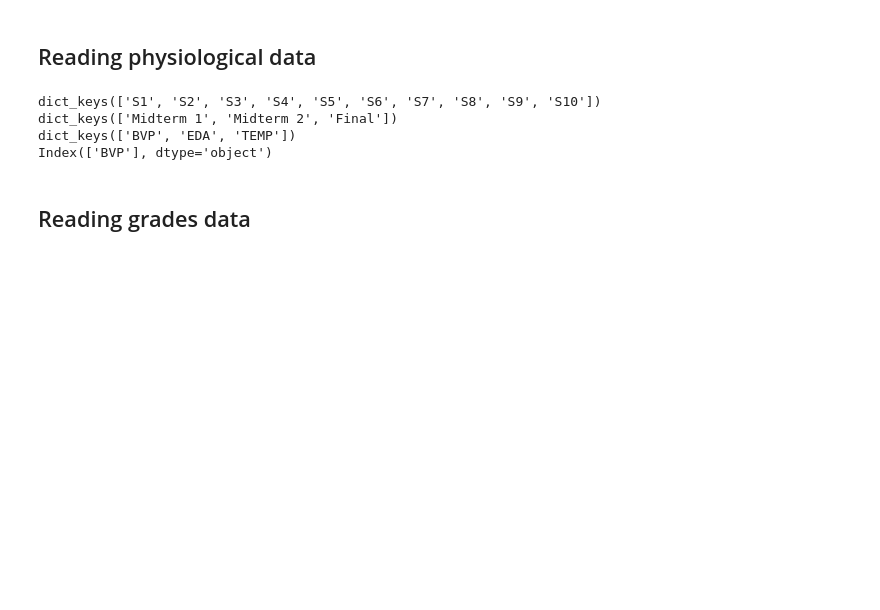
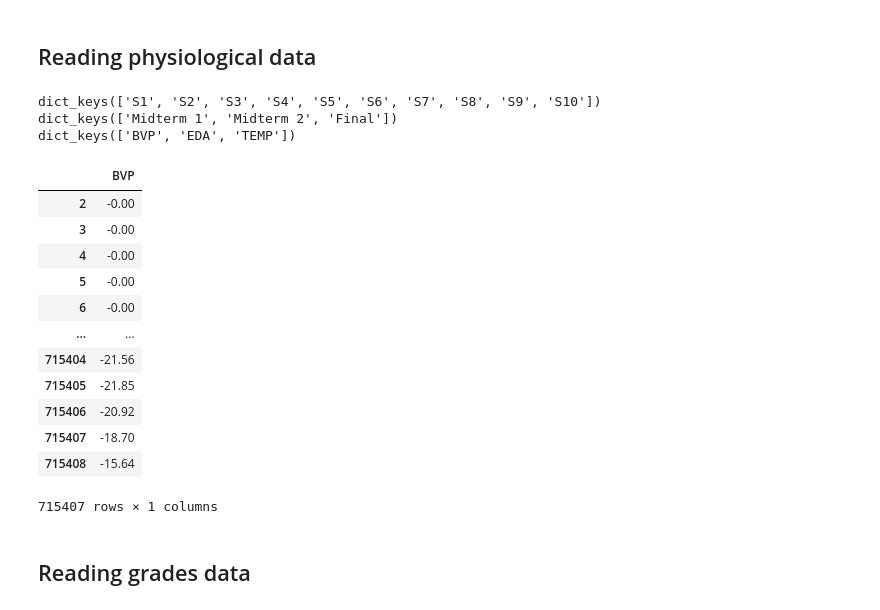
Before and after one commit to jsForeroBiomed/wearable-stress-exam-performance, a Jupyter notebook: Physiological-signals.ipynb, the cells around one changed output. Cells and saved outputs as stored; diff of their text form; code cells hidden in the pictures; blank space fills up the shorter version.

```diff
--- a/Physiological-signals.ipynb
+++ b/Physiological-signals.ipynb
@@ -56,7 +55,7 @@ def zip_extraction(file_name: str, extract_dir: str = None) -> None:
 # %%
 # Define column names for each variable
 default_variables = {'ACC': ['x', 'y', 'z'],
-                    '': ['BVP'],
+                    'BVP': ['BVP'],
                     'EDA': ['EDA'],
                     'HR': ['HR'],
                     'IBI':['Time', 'Interval duration'],
@@ -93,13 +95,29 @@ for student in students_list: # Loop over each student
 # %%
 print(students_dict.keys())
 print(students_dict['S1'].keys())
 print(students_dict['S1']['Midterm 1'].keys())
-print(students_dict['S1']['Midterm 1']['BVP'].keys())
+display(students_dict['S1']['Midterm 1']['BVP'])
+
+# TODO: Tratar de no anidar tanto.
+# BVP: Fotopletismografía: Una medir de medir FC
+# EDA: Sudoración
 # %% [output]
 dict_keys(['S1', 'S2', 'S3', 'S4', 'S5', 'S6', 'S7', 'S8', 'S9', 'S10'])
 dict_keys(['Midterm 1', 'Midterm 2', 'Final'])
 dict_keys(['BVP', 'EDA', 'TEMP'])
-Index(['BVP'], dtype='object')
+|  | BVP |
+| 2 | -0.00 |
+| 3 | -0.00 |
+| 4 | -0.00 |
+| 5 | -0.00 |
+| 6 | -0.00 |
+| ... | ... |
+| 715404 | -21.56 |
+| 715405 | -21.85 |
+| 715406 | -20.92 |
+| 715407 | -18.70 |
+| 715408 | -15.64 |
+715407 rows × 1 columns
 # %% [markdown]
 ## Reading grades data
 # %%
```
Also changed, not shown: parts of 4 cells of this notebook.
